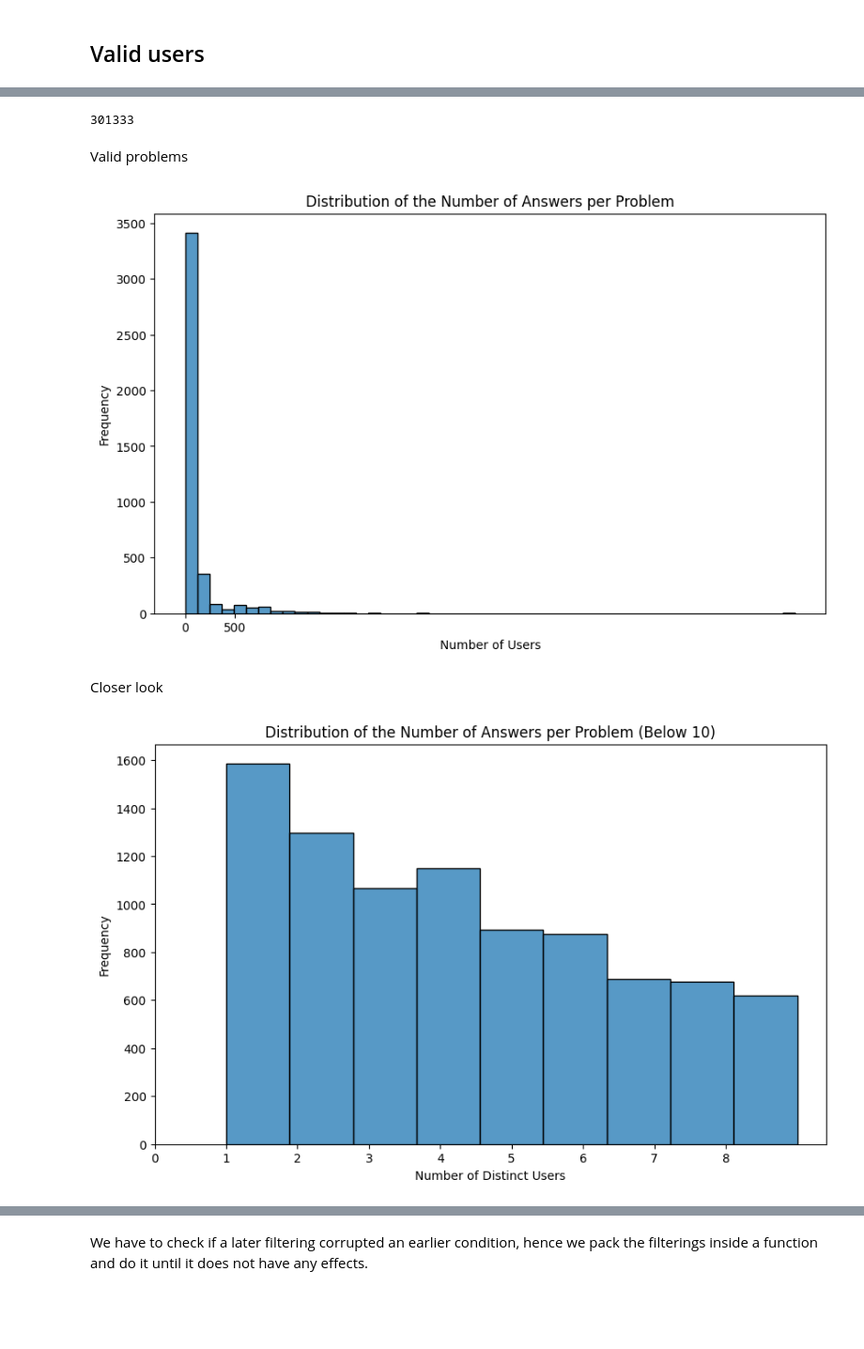
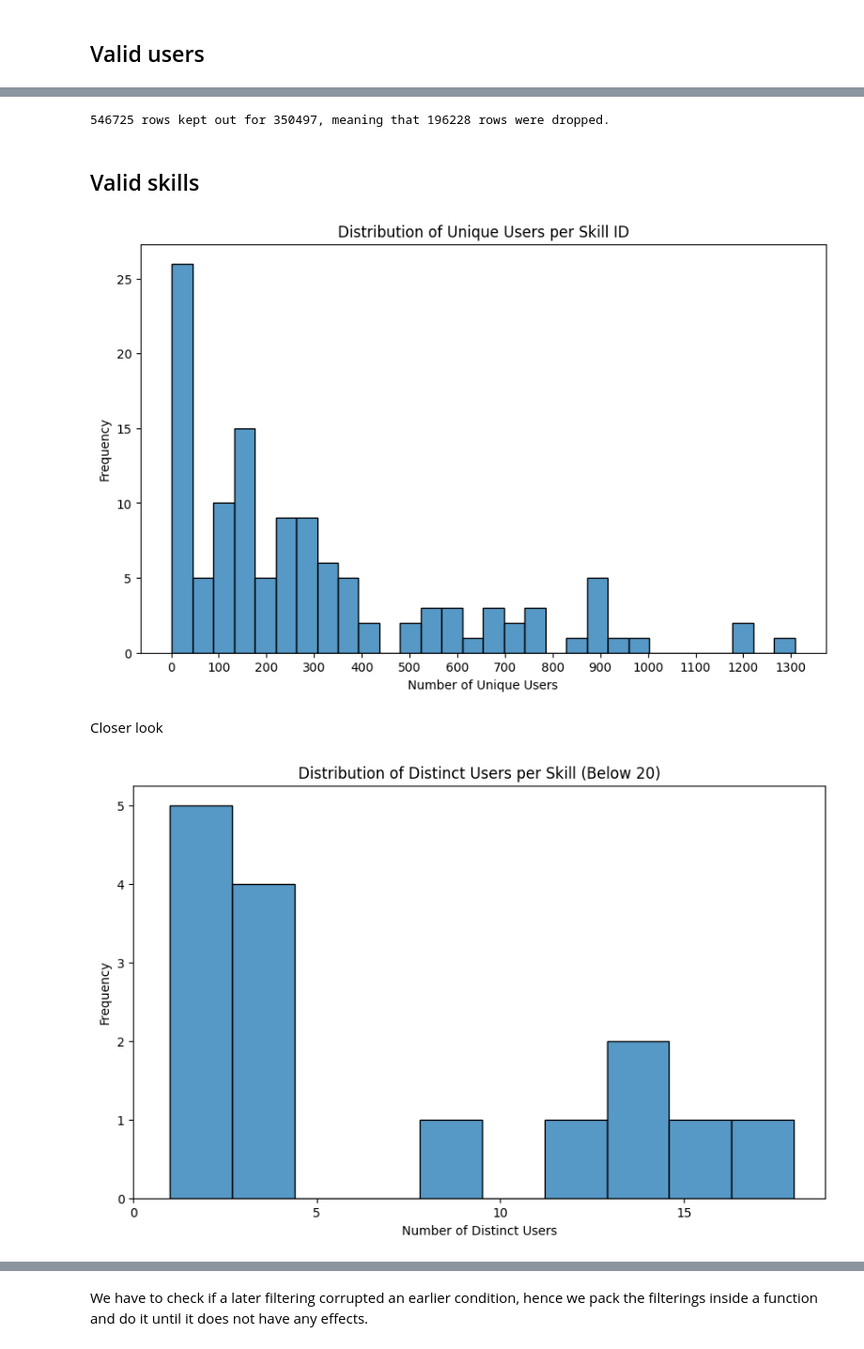
Before and after one commit to botond0401/personalized-education, a Jupyter notebook: notebooks/data_exploration.ipynb, the cells around one changed output, grey strips where cells are left out. Shown at 94% size. Cells and saved outputs as stored; diff of their text form; code cells hidden in the pictures; blank space fills up the shorter version.

Commit message:
first exploration steps

```diff
--- a/notebooks/data_exploration.ipynb
+++ b/notebooks/data_exploration.ipynb
@@ -6,7 +6,7 @@ import seaborn as sns
 pd.set_option('display.max_columns', None)
 pd.set_option('display.max_rows', None)
 # %%
-df_data = pd.read_csv('../data/raw/skill_builder_data.csv', encoding='ISO-8859-1', low_memory=False)
+df_data = pd.read_csv('data/raw/skill_builder_data.csv', encoding='ISO-8859-1', low_memory=False)
 df_data.head()
 # %% [output]
 |  | order_id | assignment_id | user_id | assistment_id | problem_id | original | correct | attempt_count | ... |
@@ -138,40 +156,46 @@ plt.show()
 # %%
-max_user_sequence_len = 400
-min_user_sequence_len = 5
-filtered_df = df_answers.groupby('user_id').filter(lambda x: len(x) >= min_user_sequence_len)
+len_before = len(df_answers)
+
+df_filtered_user = df_answers.groupby('user_id').filter(lambda x: len(x) >= min_user_sequence_len)
 
 # Then, for each user_id, keep only the first max_user_sequence_len rows
-df_answers_valid = filtered_df.groupby('user_id').head(max_user_sequence_len)
+df_answers_valid_user = df_filtered_user.groupby('user_id').head(max_user_sequence_len)
 
 # Display the filtered DataFrame
-len(df_answers_valid)
+len_after = len(df_answers_valid_user)
+diff = len_before - len_after
+
+print(f"{len_before} rows kept out for {len_after}, meaning that {diff} rows were dropped.")
 # %% [output]
-301333
+546725 rows kept out for 350497, meaning that 196228 rows were dropped.
-# %% [markdown]
-Valid problems
+# %% [markdown]
+## Valid skills
 # %%
-problem_counts = df_answers_valid['problem_id'].value_counts()
+unique_users_per_skill = df_answers_valid_user.groupby('skill_id')['user_id'].nunique()
+
+# Step 2: Plot a histogram of the number of unique users per skill_id
 plt.figure(figsize=(10, 6))
-sns.histplot(user_counts, bins=50, kde=False)
-plt.title('Distribution of the Number of Answers per Problem')
-plt.xlabel('Number of Users')
+sns.histplot(unique_users_per_skill, bins=30, kde=False)  # You can adjust bins as needed
+plt.title('Distribution of Unique Users per Skill ID')
+plt.xlabel('Number of Unique Users')
 plt.ylabel('Frequency')
-plt.xticks(range(0, max(problem_counts), 500))  # Adjust range and step as needed
-
+plt.xticks(range(0, max(unique_users_per_skill), 100))  # Adjust range and step as needed
 plt.show()
 # %% [output]
-[figure, old version]
+[figure, new version]
 # %% [markdown]
 Closer look
 # %%
-problem_counts_min = problem_counts[problem_counts < 10]
+max_threshold = 20
+
+unique_users_per_skill_min = unique_users_per_skill[unique_users_per_skill < max_threshold]
 plt.figure(figsize=(10, 6))
-sns.histplot(problem_counts_min, bins=9, kde=False)
-plt.title('Distribution of the Number of Answers per Problem (Below 10)')
+sns.histplot(unique_users_per_skill_min, bins=10, kde=False)
+plt.title('Distribution of Distinct Users per Skill (Below 20)')
 plt.xlabel('Number of Distinct Users')
 plt.ylabel('Frequency')
-plt.xticks(range(0, max(problem_counts_min), 1))  # Adjust range and step as needed
+plt.xticks(range(0, max(unique_users_per_skill_min), 5))  # Adjust range and step as needed
 
 plt.show()
 # %% [output]
-[figure, old version]
+[figure, new version]
```
Also changed, not shown: parts of 23 cells of this notebook.
